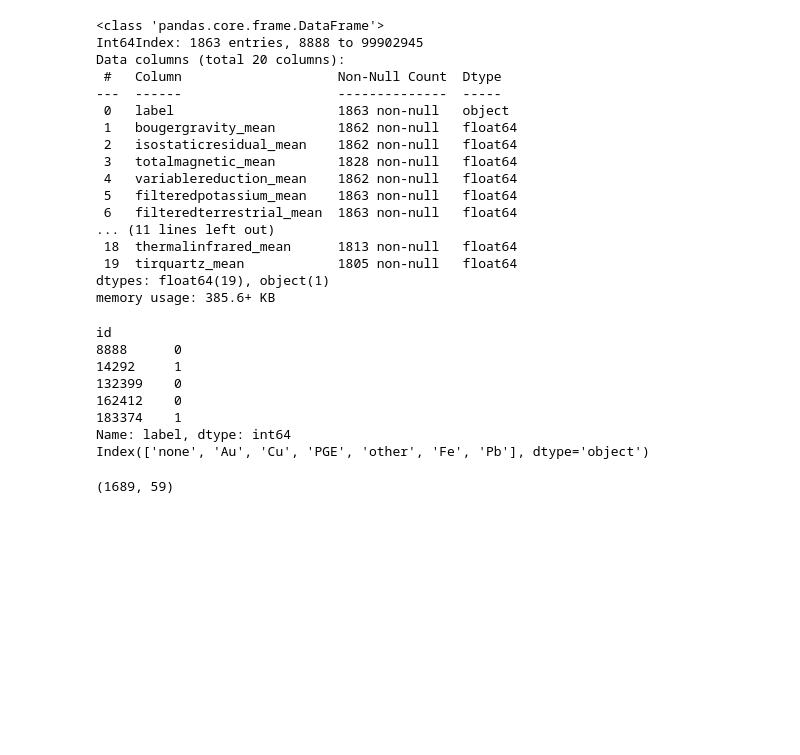
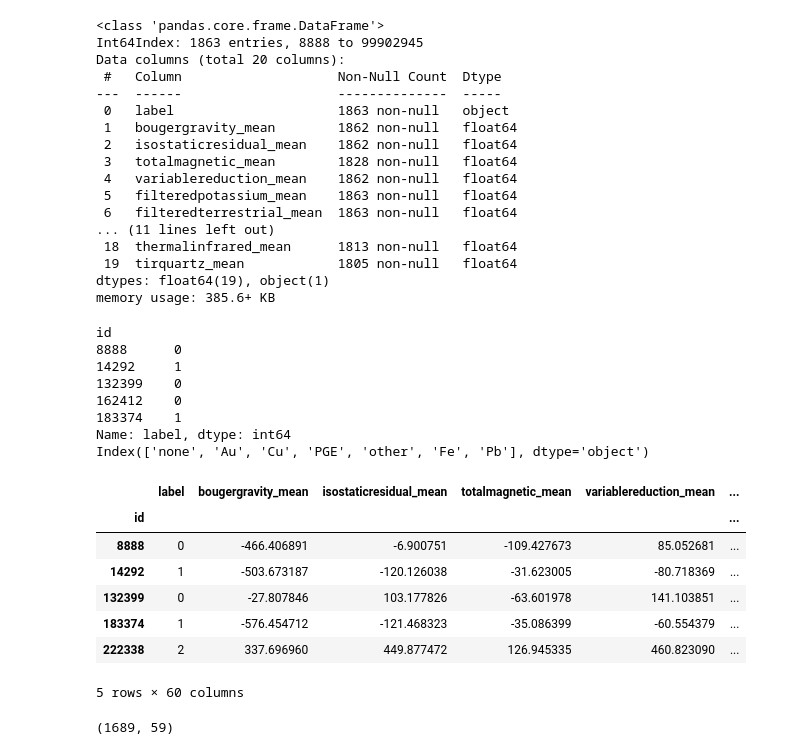
Before and after one commit to geomms/Unearthed-Explore-Australia-Gold-Deposit-Prediction, a Jupyter notebook: Baseline Model Random Forest.ipynb, the cells around one changed output. Drawn from its saved outputs; the diff is of its cells as text; code cells hidden in the pictures; blank space fills up the shorter version.

```diff
--- a/Baseline Model Random Forest.ipynb
+++ b/Baseline Model Random Forest.ipynb
@@ -153,6 +153,17 @@ Index(['none', 'Au', 'Cu', 'PGE', 'other', 'Fe', 'Pb'], dtype='object')
 dataset = dataset[dataset['filtereduranium_mean']!=np.inf]
 # %%
 dataset = dataset.dropna()
+# %%
+dataset.head()
+# %% [output]
+|  | label | bougergravity_mean | isostaticresidual_mean | totalmagnetic_mean | variablereduction_mean | ... |
+| id |  |  |  |  |  | ... |
+| 8888 | 0 | -466.406891 | -6.900751 | -109.427673 | 85.052681 | ... |
+| 14292 | 1 | -503.673187 | -120.126038 | -31.623005 | -80.718369 | ... |
+| 132399 | 0 | -27.807846 | 103.177826 | -63.601978 | 141.103851 | ... |
+| 183374 | 1 | -576.454712 | -121.468323 | -35.086399 | -60.554379 | ... |
+| 222338 | 2 | 337.696960 | 449.877472 | 126.945335 | 460.823090 | ... |
+5 rows × 60 columns
 # %%
 X = dataset.iloc[:,1:].values
 y = dataset.iloc[:,0].values
```
Also changed, not shown: parts of 7 cells of this notebook, 8 other files.
